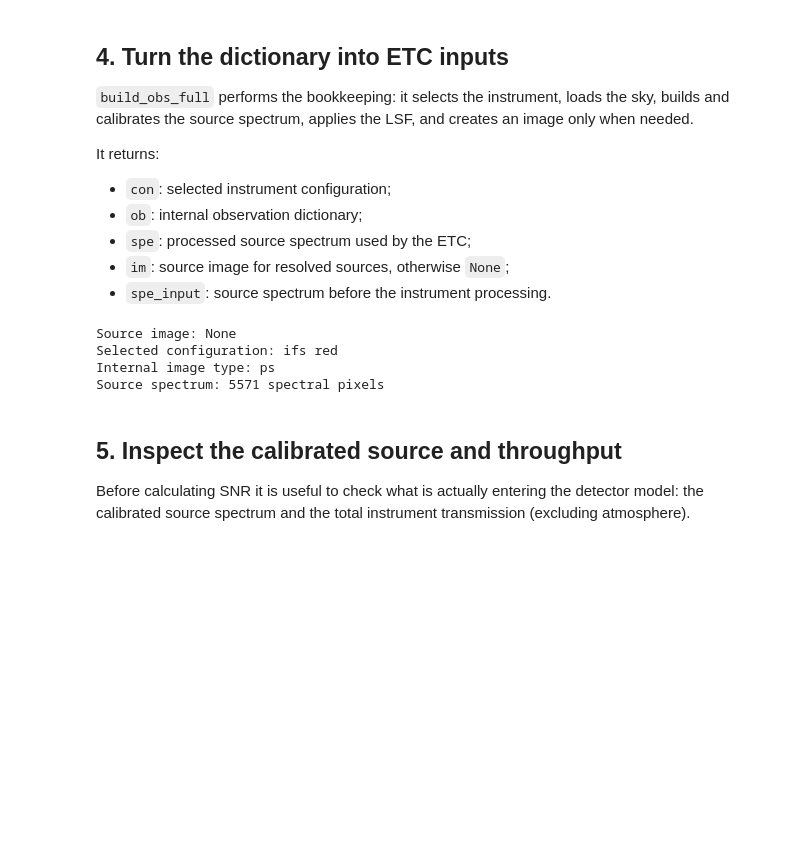
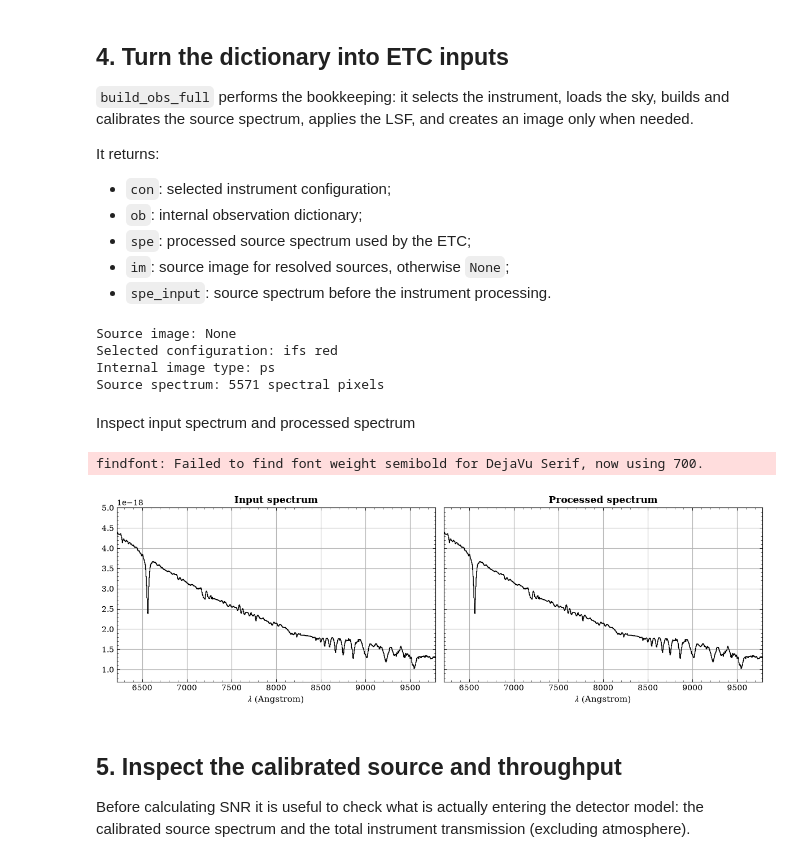
Before and after one commit to AugustoLassen/pyetc_wst, a Jupyter notebook: notebooks/pyetc_wst_quick_look.ipynb, the cells around one changed output. Drawn from its saved outputs; the diff is of its cells as text; code cells hidden in the pictures; blank space fills up the shorter version.

```diff
--- a/notebooks/pyetc_wst_quick_look.ipynb
+++ b/notebooks/pyetc_wst_quick_look.ipynb
@@ -227,6 +248,31 @@ Source image: None
 Selected configuration: ifs red
 Internal image type: ps
 Source spectrum: 5571 spectral pixels
+# %% [markdown]
+Inspect input spectrum and processed spectrum
+# %%
+# Canvas
+plot_style()
+fig, (ax1, ax2) = plt.subplots(1,2, figsize=(12,4), sharex=True, sharey=True)
+
+# Add spectra
+spe.plot(ax=ax2, c="k")
+spe_input.plot(ax=ax1, c="k")
+
+# Input spectrum can extend further than the instrument coverage
+# To ensure a fair comparison in the plots, ensure x-axes is restricted to these limits
+ax1.set_xlim(con["lbda1"], con["lbda2"])
+ax1.set_ylim(7.e-19, 5e-18)
+
+ax1.set_title("Input spectrum", fontweight="semibold")
+ax2.set_title("Processed spectrum", fontweight="semibold")
+
+plt.tight_layout()
+ax1.grid(True)
+ax2.grid(True)
+# %% [output]
+findfont: Failed to find font weight semibold for DejaVu Serif, now using 700.
+[figure, added]
 # %% [markdown]
 ## 5. Inspect the calibrated source and throughput
 
```
Also changed, not shown: parts of 8 cells of this notebook.
